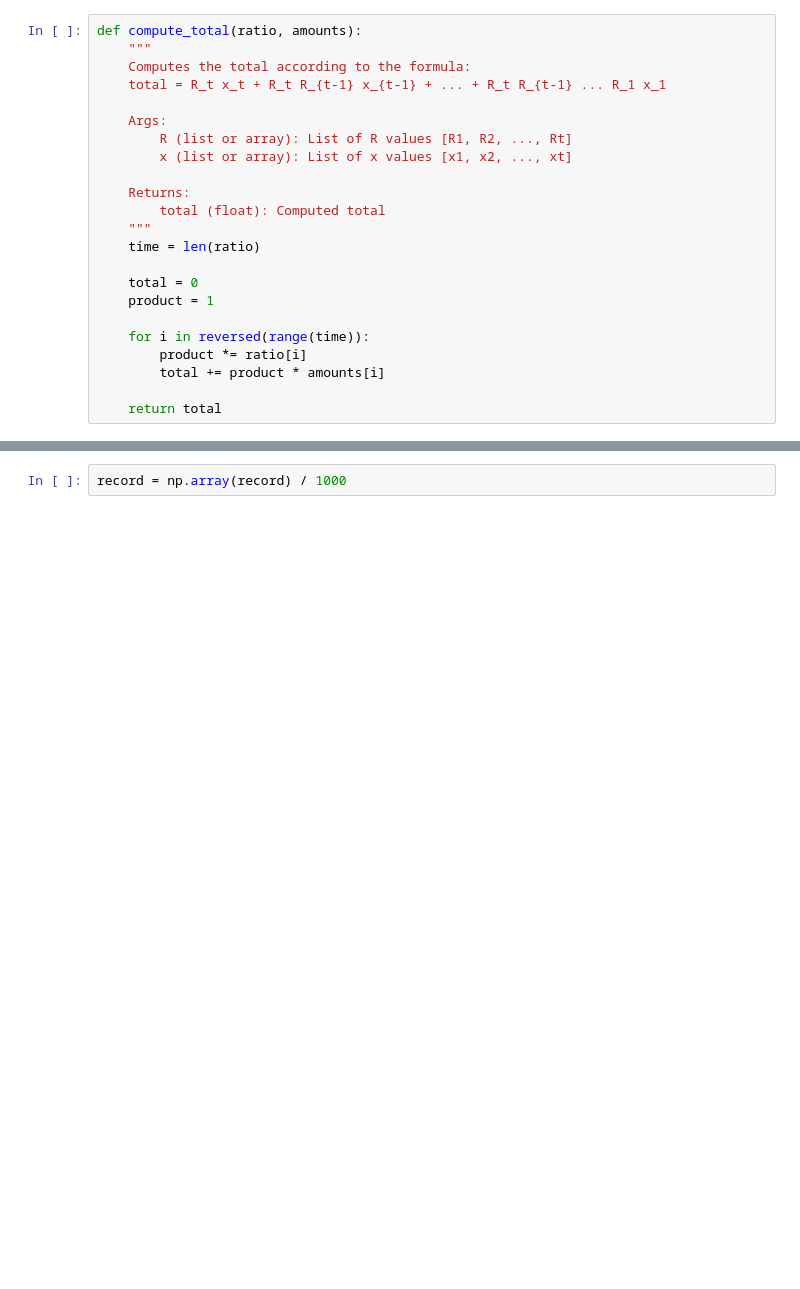
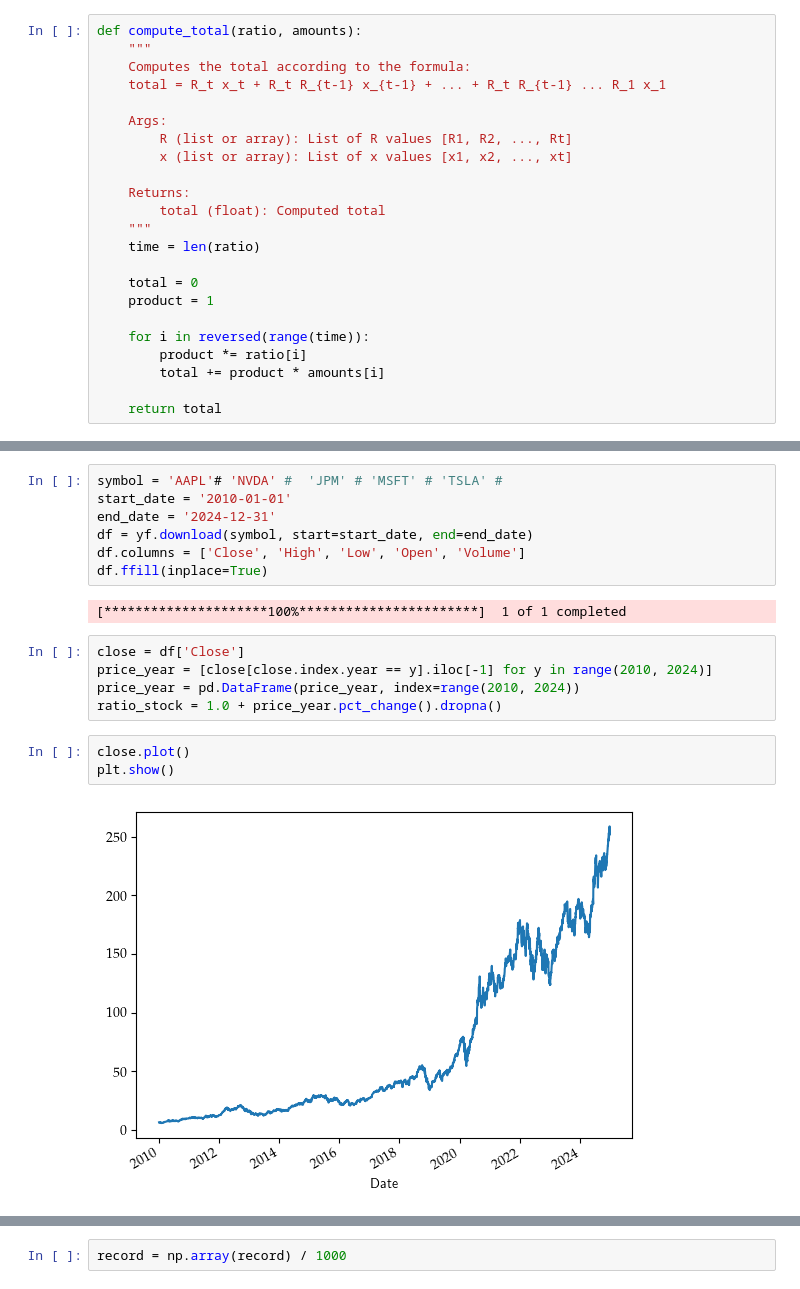
Before and after one commit to Harry45/Medium, a Jupyter notebook: 04-total-return.ipynb, the cells around one changed output, grey strips where cells are left out. Drawn from its saved outputs; the diff is of its cells as text; blank space fills up the shorter version.

```diff
--- a/04-total-return.ipynb
+++ b/04-total-return.ipynb
@@ -35,0 +66,19 @@ amounts = np.array([100000] + [4500]*19)
+# %%
+symbol = 'AAPL'# 'NVDA' #  'JPM' # 'MSFT' # 'TSLA' #
+start_date = '2010-01-01'
+end_date = '2024-12-31'
+df = yf.download(symbol, start=start_date, end=end_date)
+df.columns = ['Close', 'High', 'Low', 'Open', 'Volume']
+df.ffill(inplace=True)
+# %% [output]
+[*********************100%***********************]  1 of 1 completed
+# %%
+close = df['Close']
+price_year = [close[close.index.year == y].iloc[-1] for y in range(2010, 2024)]
+price_year = pd.DataFrame(price_year, index=range(2010, 2024))
+ratio_stock = 1.0 + price_year.pct_change().dropna()
+# %%
+close.plot()
+plt.show()
+# %% [output]
+[figure, added]
```
Also changed, not shown: parts of 19 cells of this notebook.
